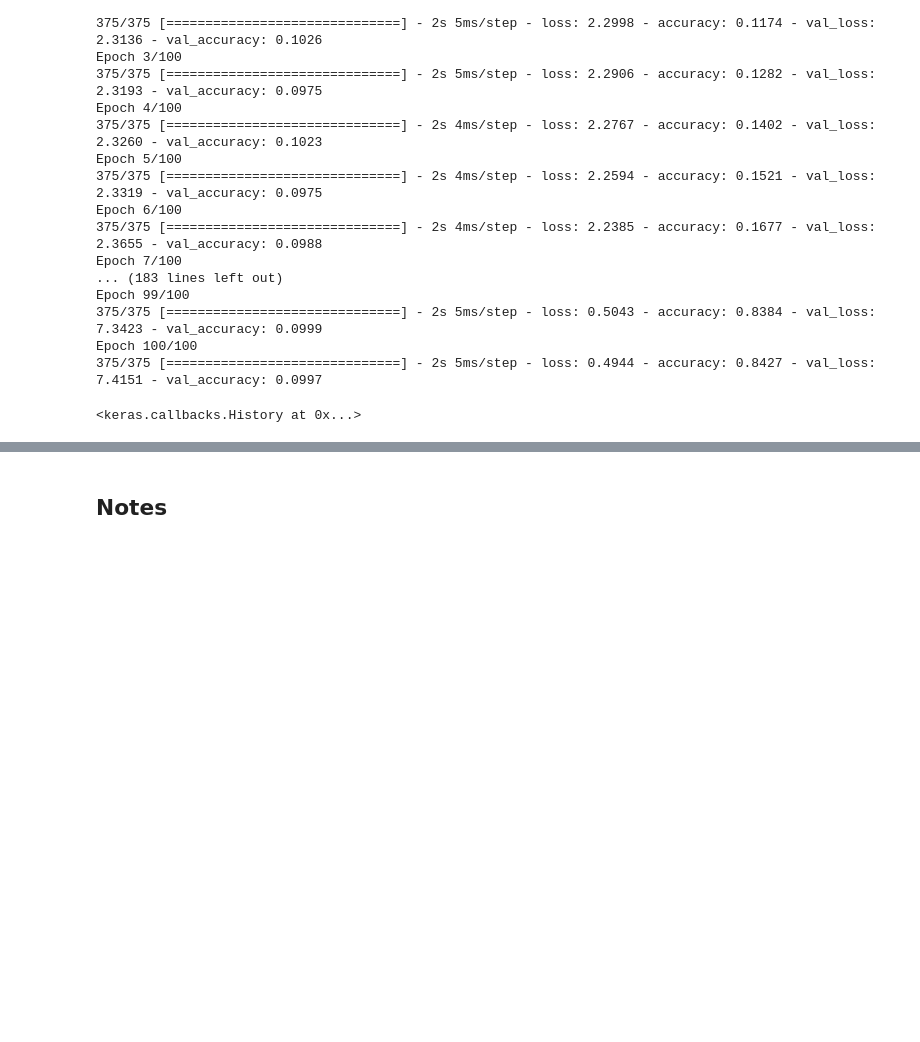
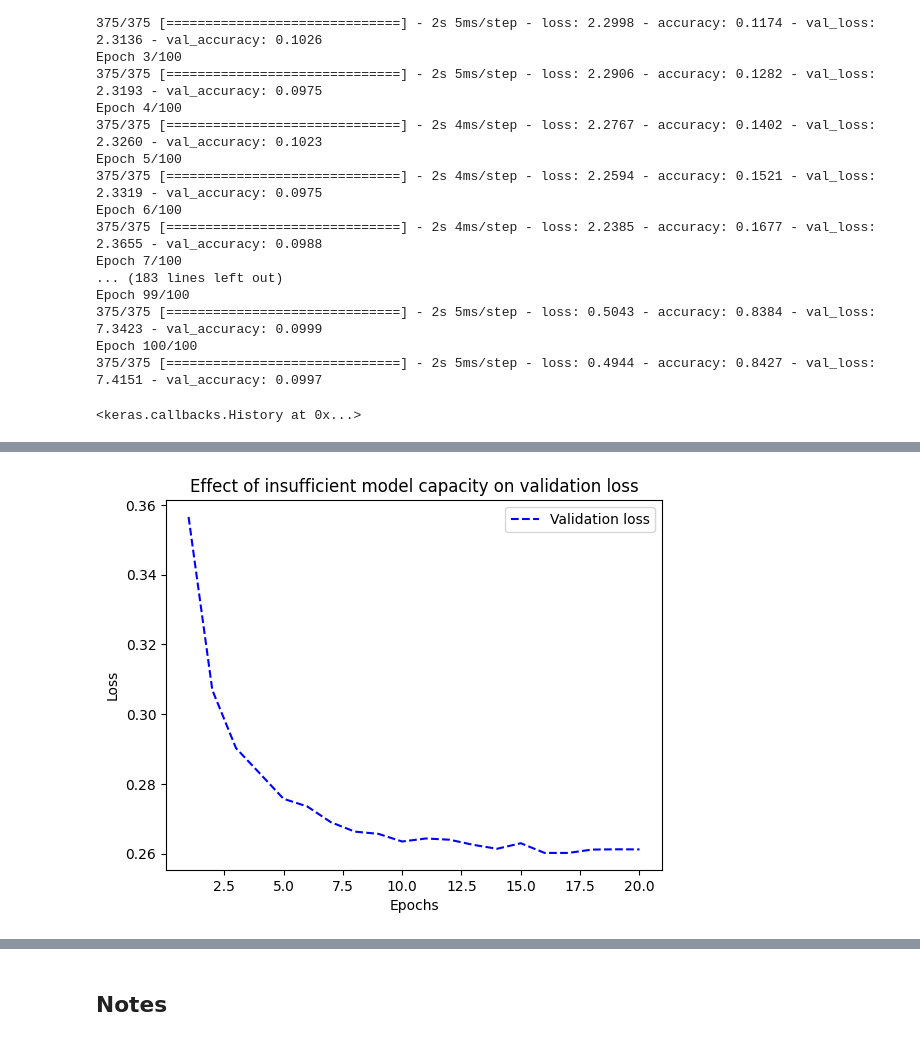
Before and after one commit to devwoo41/DLStudy_Scratch, a Jupyter notebook: 04_MLScratch.ipynb, the cells around one changed output, grey strips where cells are left out. Saved outputs shown, nothing was run; the diff lists cells and outputs as text; code cells hidden in the pictures; blank space fills up the shorter version.

```diff
--- a/04_MLScratch.ipynb
+++ b/04_MLScratch.ipynb
@@ -156,0 +210,12 @@ Epoch 100/100
+# %%
+model = keras.Sequential([
+    layers.Dense(512,activation='relu'),
+    layers.Dense(10, activation='softmax')
+])
+model.compile(optimizer=keras.optimizers.RMSprop(learning_rate=1e-2),
+              loss='sparse_categorical_crossentropy',
+              metrics=['accuracy'])
+model.fit(train_images, train_labels,
+            epochs=10,
+            batch_size=128,
+            validation_split=0.2)
@@ -156,0 +246,11 @@ Epoch 100/100
+# %%
+model = keras.Sequential([
+    layers.Dense(10, activation='softmax')
+])
+model.compile(optimizer='rmsprop',
+              loss='sparse_categorical_crossentropy',
+              metrics=['accuracy'])
+history_small_model = model.fit(train_images, train_labels,
+                                epochs=20,
+                                batch_size=128,
+                                validation_split=0.2)
@@ -156,0 +275,14 @@ Epoch 100/100
+# %%
+import matplotlib.pyplot as plt
+
+val_loss = history_small_model.history['val_loss']
+epochs = range(1, 21)
+plt.plot(epochs, val_loss, "b--",
+         label="Validation loss")
+plt.title("Effect of insufficient model capacity on validation loss")
+plt.xlabel("Epochs")
+plt.ylabel("Loss")
+plt.legend()
+plt.show()
+# %% [output]
+[figure, added]
```
Also changed, not shown: parts of 21 cells of this notebook, 1 other file.
